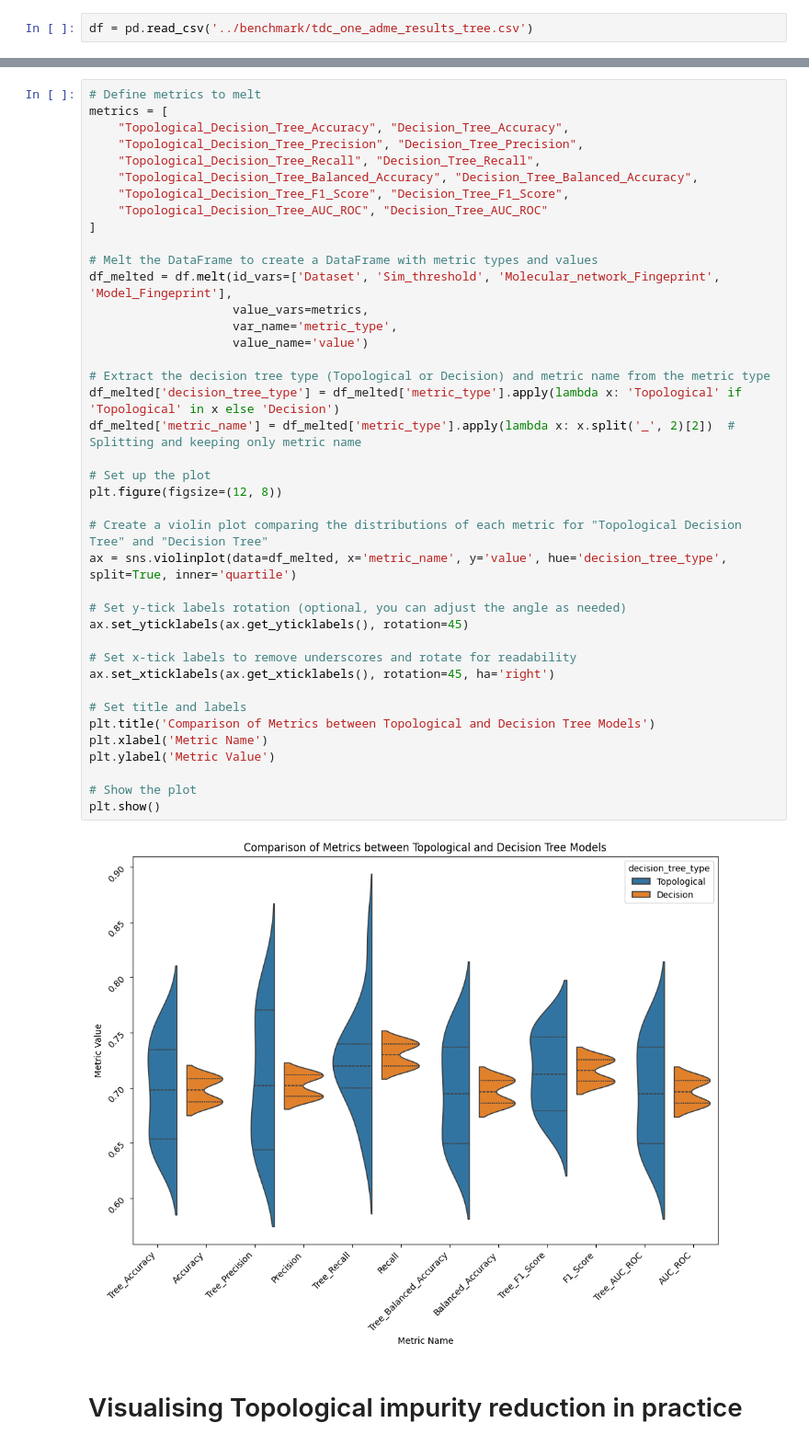
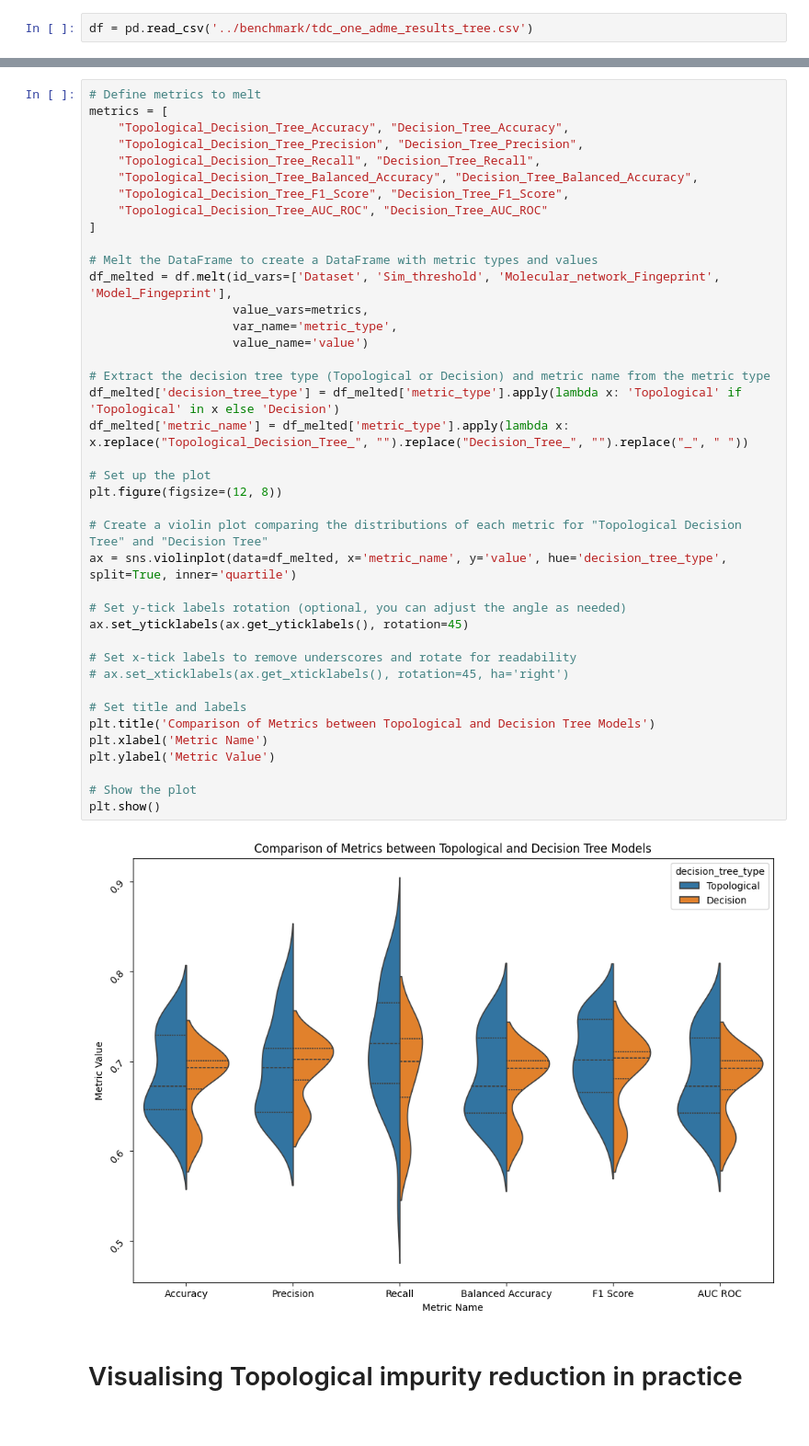
Before and after one commit to Manas02/topologicalimpurity, a Jupyter notebook: notebook/dili.ipynb, the cells around one changed output, grey strips where cells are left out. Shown at 92% size. Cells and saved outputs as stored; diff of their text form.

```diff
--- a/notebook/dili.ipynb
+++ b/notebook/dili.ipynb
@@ -57,36 +57,36 @@ metrics = [
 ]
 
 # Melt the DataFrame to create a DataFrame with metric types and values
 df_melted = df.melt(id_vars=['Dataset', 'Sim_threshold', 'Molecular_network_Fingeprint', 'Model_Fingeprint'],
                     value_vars=metrics,
                     var_name='metric_type',
                     value_name='value')
 
 # Extract the decision tree type (Topological or Decision) and metric name from the metric type
 df_melted['decision_tree_type'] = df_melted['metric_type'].apply(lambda x: 'Topological' if 'Topological' in x else 'Decision')
-df_melted['metric_name'] = df_melted['metric_type'].apply(lambda x: x.split('_', 2)[2])  # Splitting and keeping only metric name
+df_melted['metric_name'] = df_melted['metric_type'].apply(lambda x: x.replace("Topological_Decision_Tree_", "").replace("Decision_Tree_", "").replace("_", " "))
 
 # Set up the plot
 plt.figure(figsize=(12, 8))
 
 # Create a violin plot comparing the distributions of each metric for "Topological Decision Tree" and "Decision Tree"
 ax = sns.violinplot(data=df_melted, x='metric_name', y='value', hue='decision_tree_type', split=True, inner='quartile')
 
 # Set y-tick labels rotation (optional, you can adjust the angle as needed)
 ax.set_yticklabels(ax.get_yticklabels(), rotation=45)
 
 # Set x-tick labels to remove underscores and rotate for readability
-ax.set_xticklabels(ax.get_xticklabels(), rotation=45, ha='right')
+# ax.set_xticklabels(ax.get_xticklabels(), rotation=45, ha='right')
 
 # Set title and labels
 plt.title('Comparison of Metrics between Topological and Decision Tree Models')
 plt.xlabel('Metric Name')
 plt.ylabel('Metric Value')
 
 # Show the plot
 plt.show()
 # %% [output]
-[figure, old version]
+[figure, new version]
 # %% [markdown]
 # Visualising Topological impurity reduction in practice
 # %%
```
Also changed, not shown: parts of 2 cells of this notebook, 21 other files.
